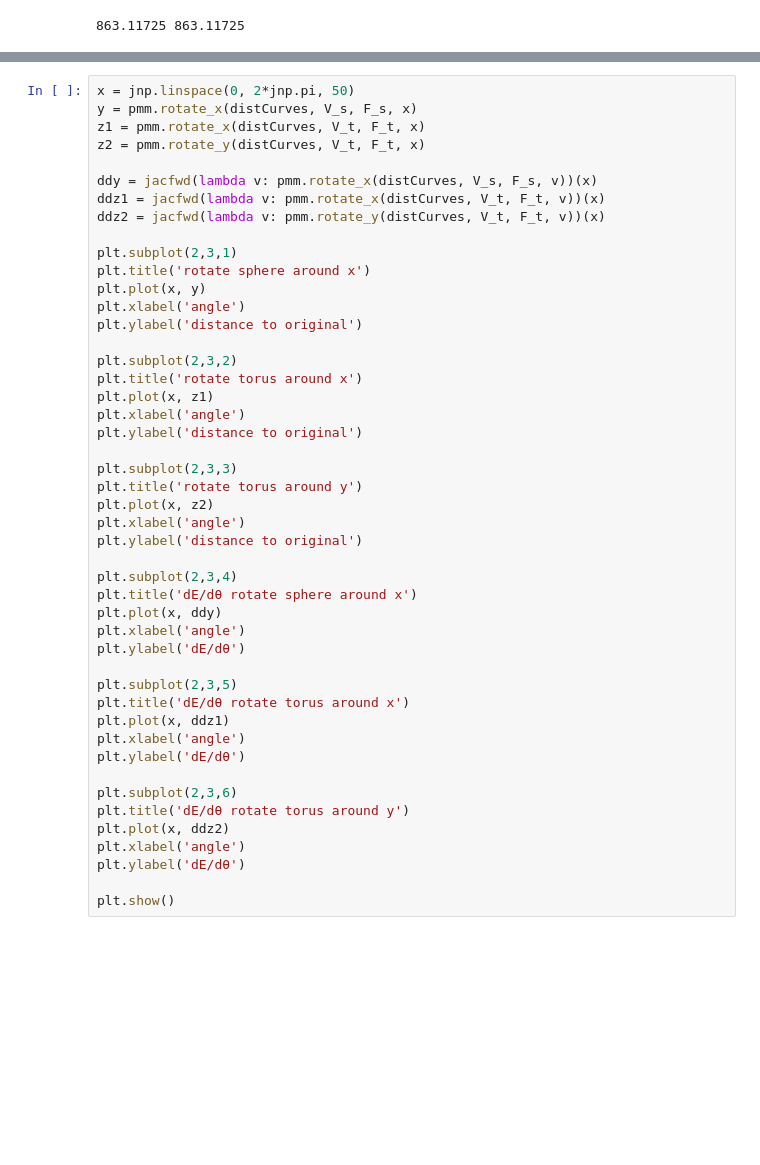
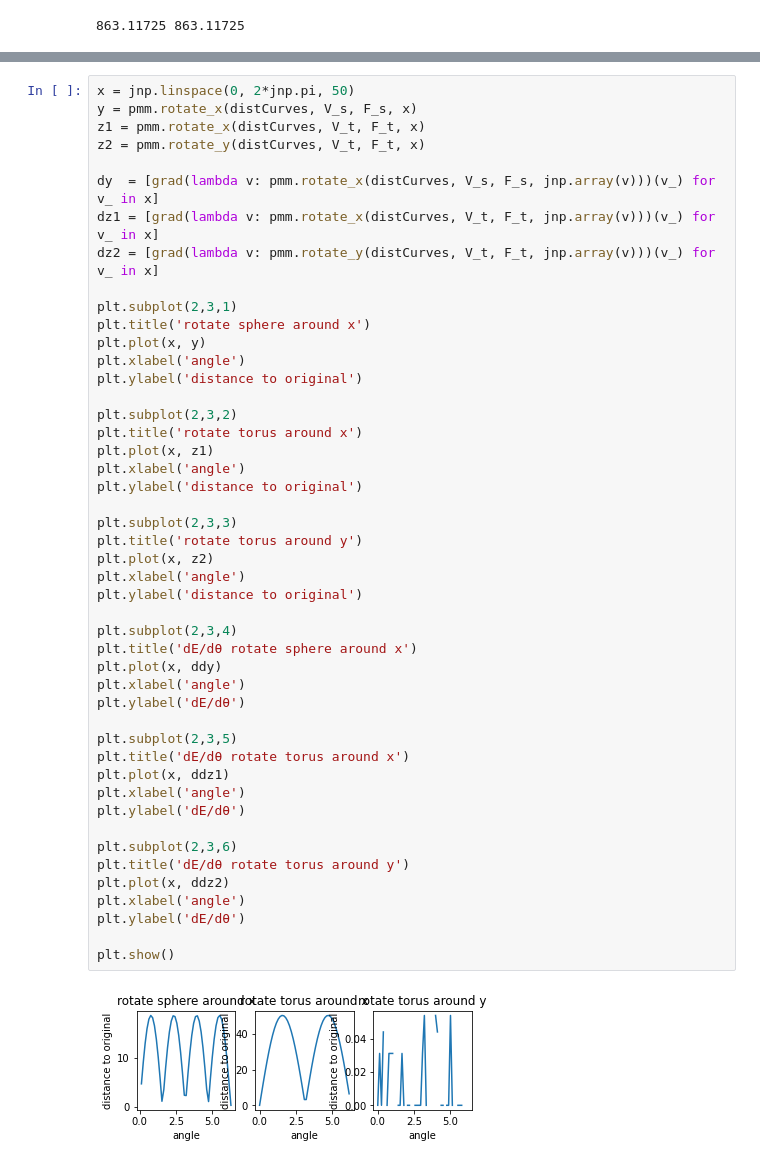
Before and after one commit to Mystiking/AppliedDifferentialGeometry, a Jupyter notebook: Distance measure for Currents.ipynb, the cells around one changed output, grey strips where cells are left out. Cells and saved outputs as stored; diff of their text form; blank space fills up the shorter version.

```diff
--- a/Distance measure for Currents.ipynb
+++ b/Distance measure for Currents.ipynb
@@ -147,9 +157,9 @@ y = pmm.rotate_x(distCurves, V_s, F_s, x)
 z1 = pmm.rotate_x(distCurves, V_t, F_t, x)
 z2 = pmm.rotate_y(distCurves, V_t, F_t, x)
 
-ddy = jacfwd(lambda v: pmm.rotate_x(distCurves, V_s, F_s, v))(x)
-ddz1 = jacfwd(lambda v: pmm.rotate_x(distCurves, V_t, F_t, v))(x)
-ddz2 = jacfwd(lambda v: pmm.rotate_y(distCurves, V_t, F_t, v))(x)
+dy  = [grad(lambda v: pmm.rotate_x(distCurves, V_s, F_s, jnp.array(v)))(v_) for v_ in x]
+dz1 = [grad(lambda v: pmm.rotate_x(distCurves, V_t, F_t, jnp.array(v)))(v_) for v_ in x]
+dz2 = [grad(lambda v: pmm.rotate_y(distCurves, V_t, F_t, jnp.array(v)))(v_) for v_ in x]
 
 plt.subplot(2,3,1)
 plt.title('rotate sphere around x')
@@ -161,33 +171,35 @@ plt.subplot(2,3,2)
 plt.title('rotate torus around x')
 plt.plot(x, z1)
 plt.xlabel('angle')
 plt.ylabel('distance to original')
 
 plt.subplot(2,3,3)
 plt.title('rotate torus around y')
 plt.plot(x, z2)
 plt.xlabel('angle')
 plt.ylabel('distance to original')
 
 plt.subplot(2,3,4)
 plt.title('dE/dθ rotate sphere around x')
 plt.plot(x, ddy)
 plt.xlabel('angle')
 plt.ylabel('dE/dθ')
 
 plt.subplot(2,3,5)
 plt.title('dE/dθ rotate torus around x')
 plt.plot(x, ddz1)
 plt.xlabel('angle')
 plt.ylabel('dE/dθ')
 
 plt.subplot(2,3,6)
 plt.title('dE/dθ rotate torus around y')
 plt.plot(x, ddz2)
 plt.xlabel('angle')
 plt.ylabel('dE/dθ')
 
 plt.show()
+# %% [output]
+[figure, added]
 # %%
 D = jnp.vectorize(lambda x,y: x - y)
 print(V_s.shape)
```
Also changed, not shown: parts of 8 cells of this notebook.
